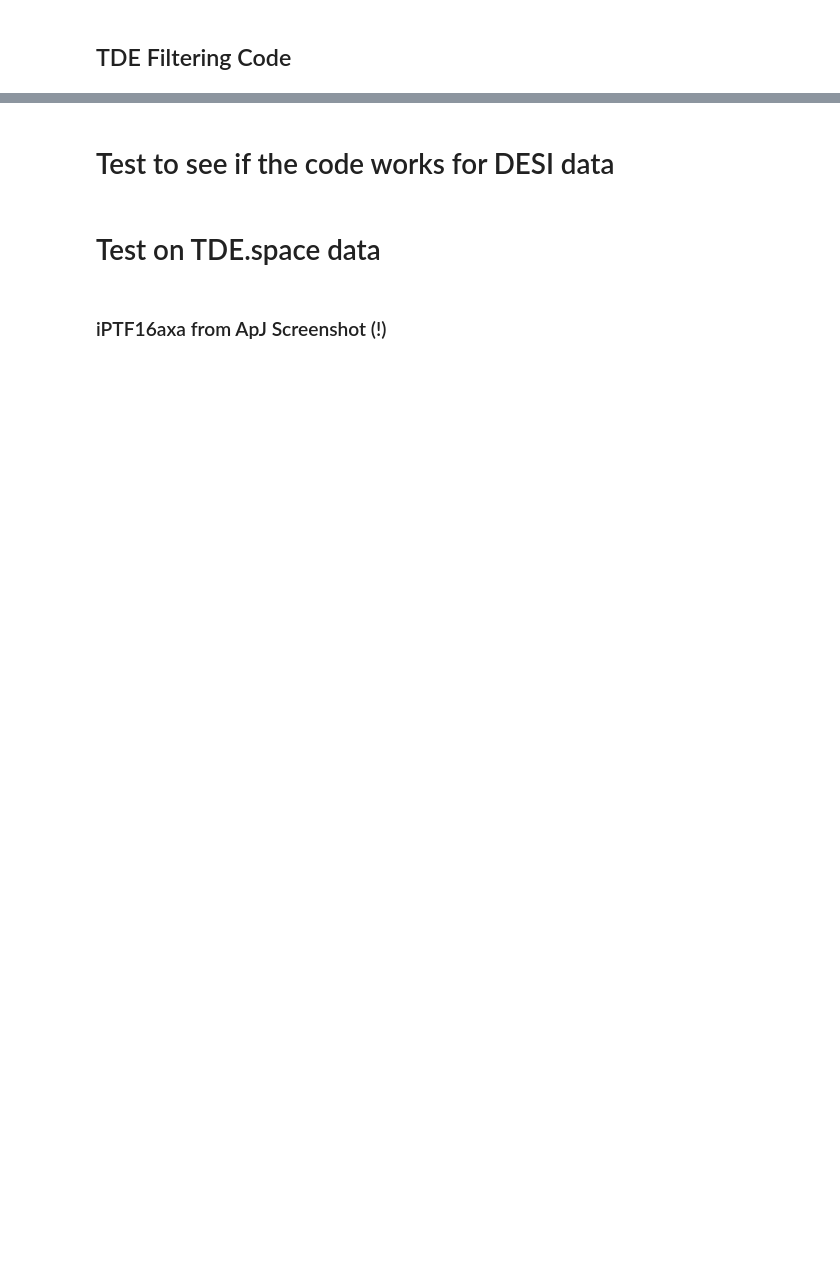
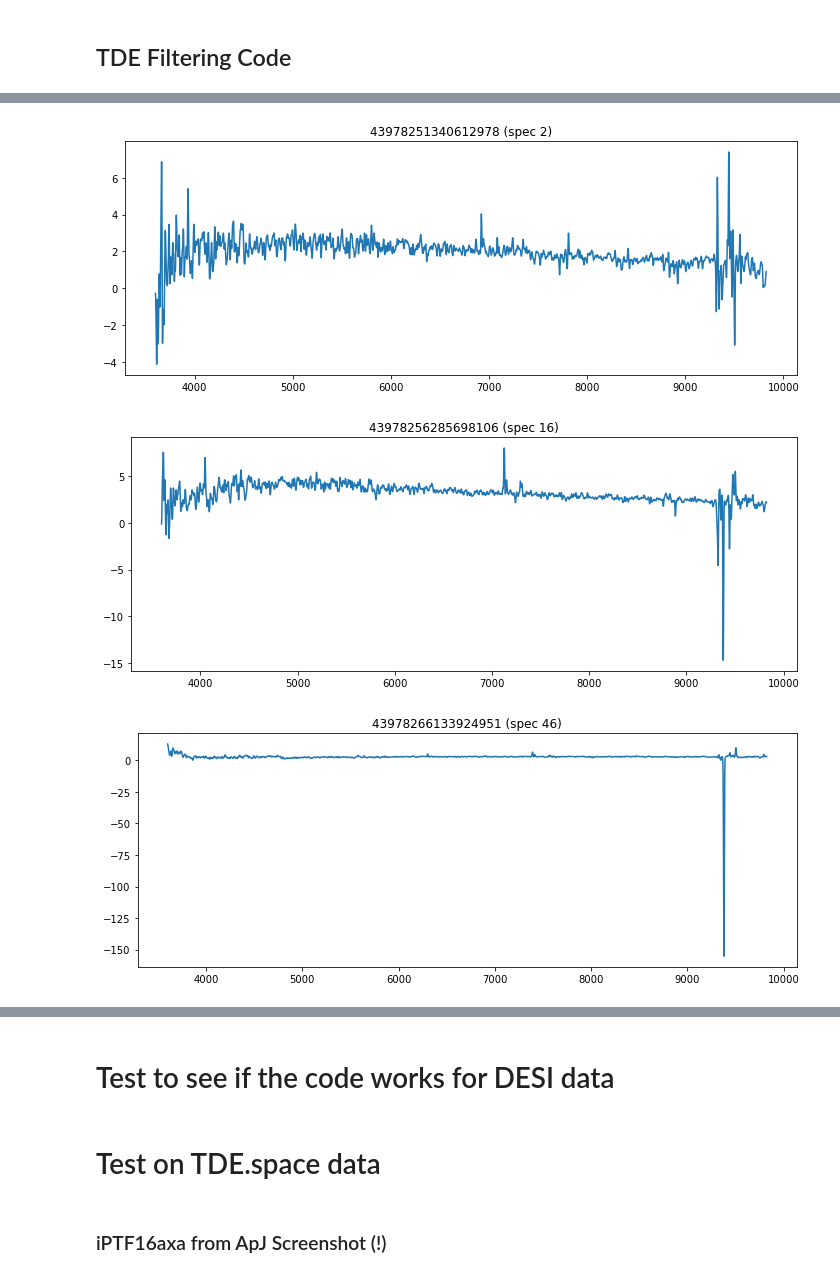
Before and after one commit to laruege/TDE-Finder, a Jupyter notebook: TDEfinder.ipynb, the cells around one changed output, grey strips where cells are left out. Cells and saved outputs as stored; diff of their text form; code cells hidden in the pictures; blank space fills up the shorter version.

Commit message:
Reduce print statements, loop over data.

```diff
--- a/TDEfinder.ipynb
+++ b/TDEfinder.ipynb
@@ -185,13 +234,16 @@ class TDEFilter:
     def is_tde(self, wave, flux):
 
         # Call the peak finder for the spectral features we want.
-        heii_pars = self.get_line_features(wave, flux, self.heii_line_range)
-        oiii_pars = self.get_line_features(wave, flux, self.oiii_line_range)
-        halpha_pars = self.get_line_features(wave, flux, self.halpha_line_range)
+        try:
+            heii_pars = self.get_line_features(wave, flux, self.heii_line_range)
+            oiii_pars = self.get_line_features(wave, flux, self.oiii_line_range)
+            halpha_pars = self.get_line_features(wave, flux, self.halpha_line_range)
+        except:
+            return False
 
-        print(heii_pars)
-        print(oiii_pars)
-        print(halpha_pars)
+#         print(heii_pars)
+#         print(oiii_pars)
+#         print(halpha_pars)
 
         # Try to identify the TDE-like features.
         # Must have Ha and HeII lines.
@@ -217 +266,14 @@ False
+# %%
+for i in range(spectra.num_spectra()):
+    is_tde = tdefilt.is_tde(spectra.wave['brz'], spectra.flux['brz'][i])
+#     print('{} {}'.format(spectra.fibermap['TARGETID'][i], is_tde))
+    if is_tde:
+        targid = spectra.fibermap['TARGETID'][i]
+        fig, ax = plt.subplots(1,1, figsize=(10,4), tight_layout=True)
+        ax.plot(spectra.wave['brz'], gaussian_filter1d(spectra.flux['brz'][i], 5))
+        ax.set(title='{:d} (spec {:d})'.format(targid, i))
+# %% [output]
+[figure, added]
+[figure, added]
+[figure, added]
 # %%
```
Also changed, not shown: parts of 9 cells of this notebook.
